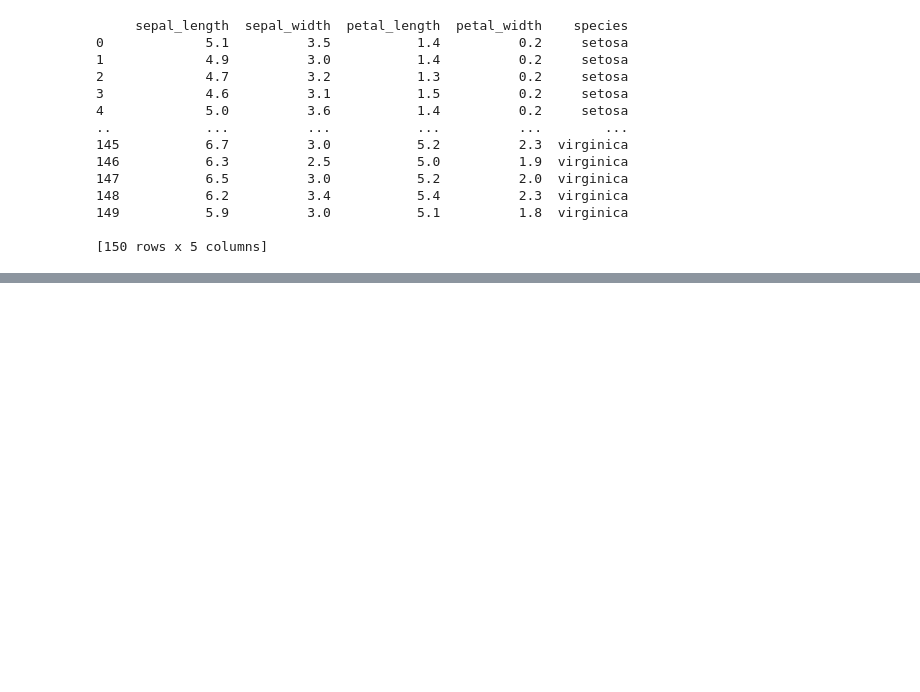
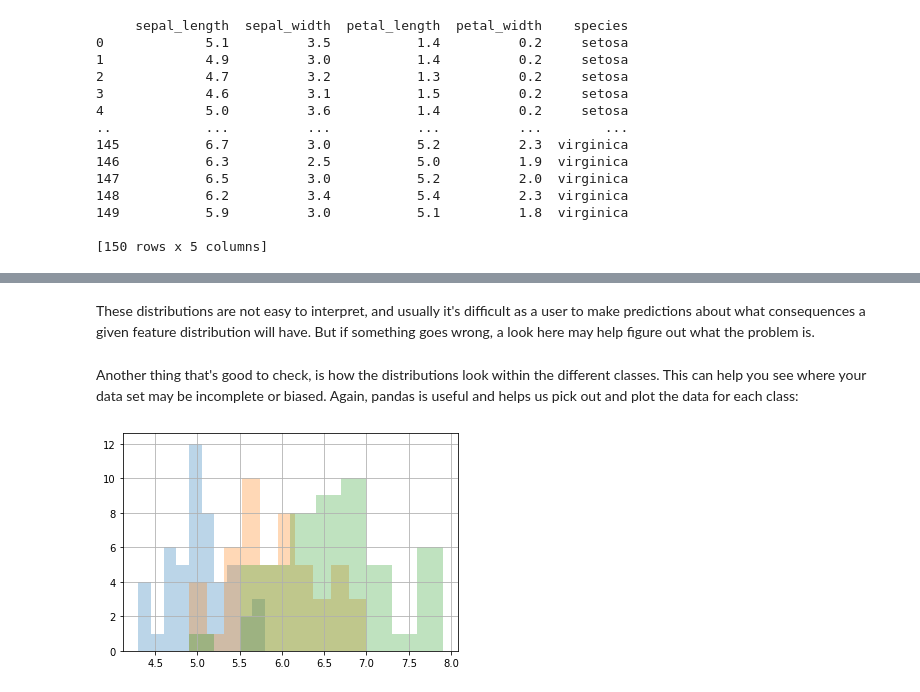
Before and after one commit to Tacitus523/ml4chem, a Jupyter notebook: Classification/logistic.ipynb, the cells around one changed output, grey strips where cells are left out. Saved outputs shown, nothing was run; the diff lists cells and outputs as text; code cells hidden in the pictures; blank space fills up the shorter version.

```diff
--- a/Classification/logistic.ipynb
+++ b/Classification/logistic.ipynb
@@ -29,0 +83,12 @@ print(iris)
+# %% [markdown]
+These distributions are not easy to interpret, and usually it's difficult as a user to make predictions about what consequences a given feature distribution will have.
+But if something goes wrong, a look here may help figure out what the problem is.
+# %% [markdown]
+Another thing that's good to check, is how the distributions look within the different classes.
+This can help you see where your data set may be incomplete or biased.
+Again, pandas is useful and helps us pick out and plot the data for each class:
+# %%
+_ = iris.groupby('species').sepal_length.hist(alpha=0.3)
+# we only do it for the sepal length so you don't have to scroll so much...
+# %% [output]
+[figure, added]
```
Also changed, not shown: parts of 25 cells of this notebook.
